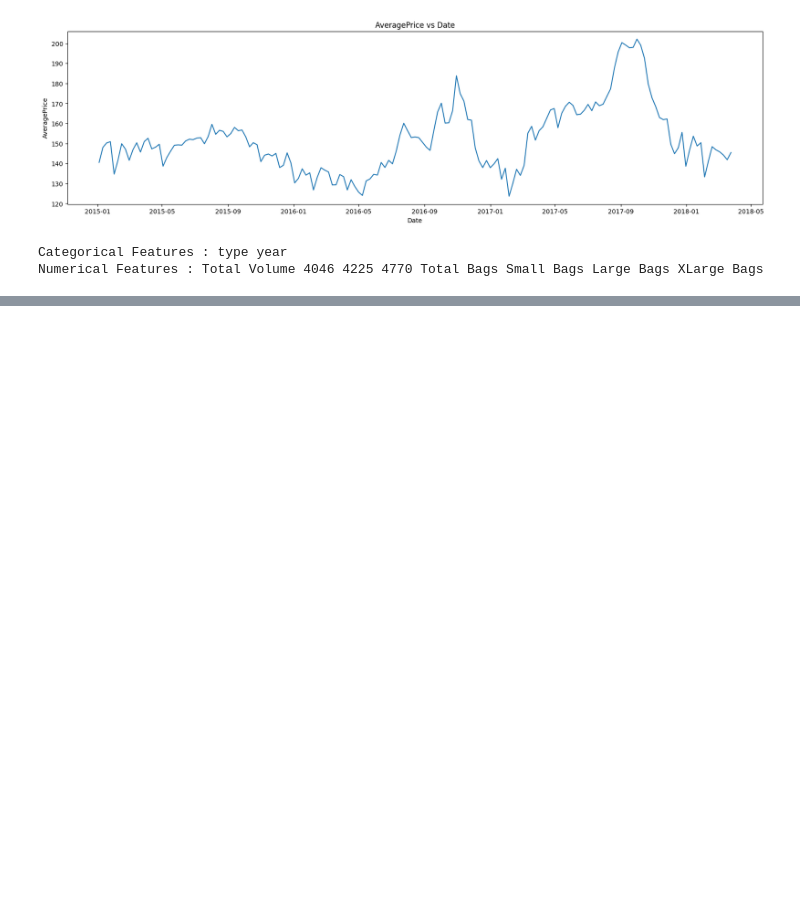
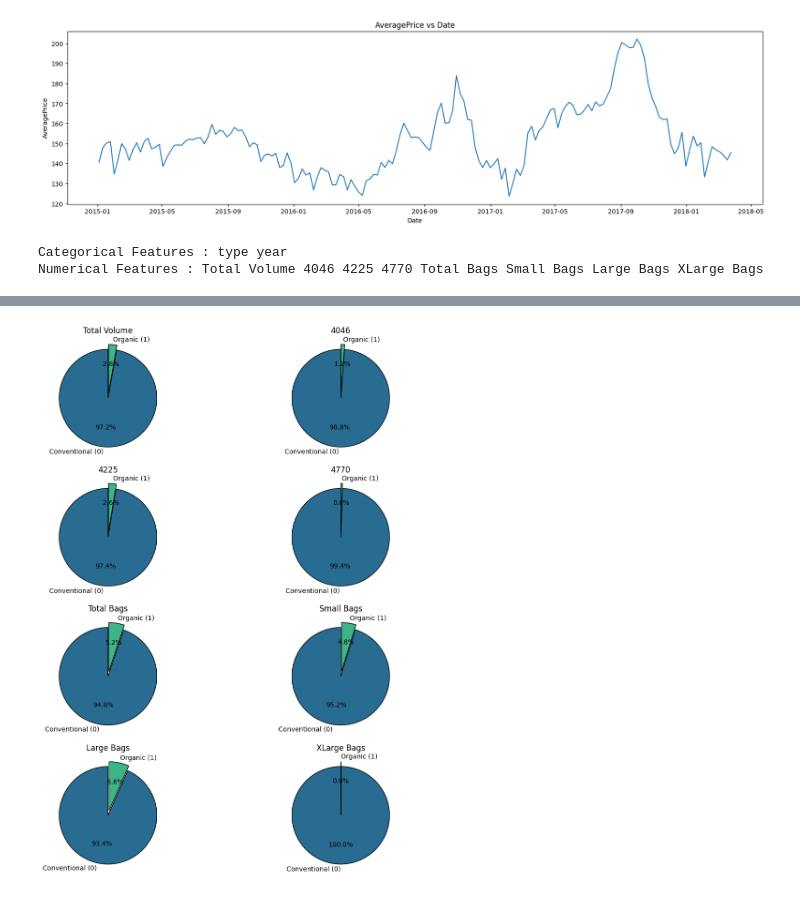
Before and after one commit to SiriBatchu/Data-preparation_EDA_Visualization, a Jupyter notebook: TimeSeries.ipynb, the cells around one changed output, grey strips where cells are left out. Drawn from its saved outputs; the diff is of its cells as text; code cells hidden in the pictures; blank space fills up the shorter version.

```diff
--- a/TimeSeries.ipynb
+++ b/TimeSeries.ipynb
@@ -205,0 +250,41 @@ for i in range(len(categorical_features)):
+# %%
+total_volume = [sum(data[data['type'] == 0]['Total Volume']) / sum(data['Total Volume']) * 100,
+                sum(data[data['type'] == 1]['Total Volume']) / sum(data['Total Volume']) * 100]
+
+avocado_4046 = [sum(data[data['type'] == 0]['4046']) / sum(data['4046']) * 100,
+                sum(data[data['type'] == 1]['4046']) / sum(data['4046']) * 100]
+
+avocado_4225 = [sum(data[data['type'] == 0]['4225']) / sum(data['4225']) * 100,
+                sum(data[data['type'] == 1]['4225']) / sum(data['4225']) * 100]
+
+avocado_4770 = [sum(data[data['type'] == 0]['4770']) / sum(data['4770']) * 100,
+                sum(data[data['type'] == 1]['4770']) / sum(data['4770']) * 100]
+
+total_bags = [sum(data[data['type'] == 0]['Total Bags']) / sum(data['Total Bags']) * 100,
+              sum(data[data['type'] == 1]['Total Bags']) / sum(data['Total Bags']) * 100]
+
+small_bags = [sum(data[data['type'] == 0]['Small Bags']) / sum(data['Small Bags']) * 100,
+              sum(data[data['type'] == 1]['Small Bags']) / sum(data['Small Bags']) * 100]
+
+large_bags = [sum(data[data['type'] == 0]['Large Bags']) / sum(data['Large Bags']) * 100,
+              sum(data[data['type'] == 1]['Large Bags']) / sum(data['Large Bags']) * 100]
+
+xlarge_bags = [sum(data[data['type'] == 0]['XLarge Bags']) / sum(data['XLarge Bags']) * 100,
+               sum(data[data['type'] == 1]['XLarge Bags']) / sum(data['XLarge Bags']) * 100]
+
+type_numerical_features_percentage = [total_volume,avocado_4046,avocado_4225,avocado_4770,
+                          total_bags,small_bags,large_bags,xlarge_bags]
+# %%
+fig, ax = plt.subplots(nrows = 4,ncols = 2,figsize = (12,12))
+
+for i in range(len(numerical_features)):
+    plt.subplot(4,2,i + 1)
+    plt.pie(type_numerical_features_percentage[i],labels = ['Conventional (0)','Organic (1)'],autopct = '%1.1f%%',
+            startangle = 90, explode = (0,0.1), colors = color1,
+            wedgeprops = {'edgecolor' : 'black','linewidth': 1,'antialiased' : True})
+    title = numerical_features[i]
+    plt.title(title);
+
+fig.tight_layout(pad = 1)
+# %% [output]
+[figure, added]
```
Also changed, not shown: parts of 24 cells of this notebook.
